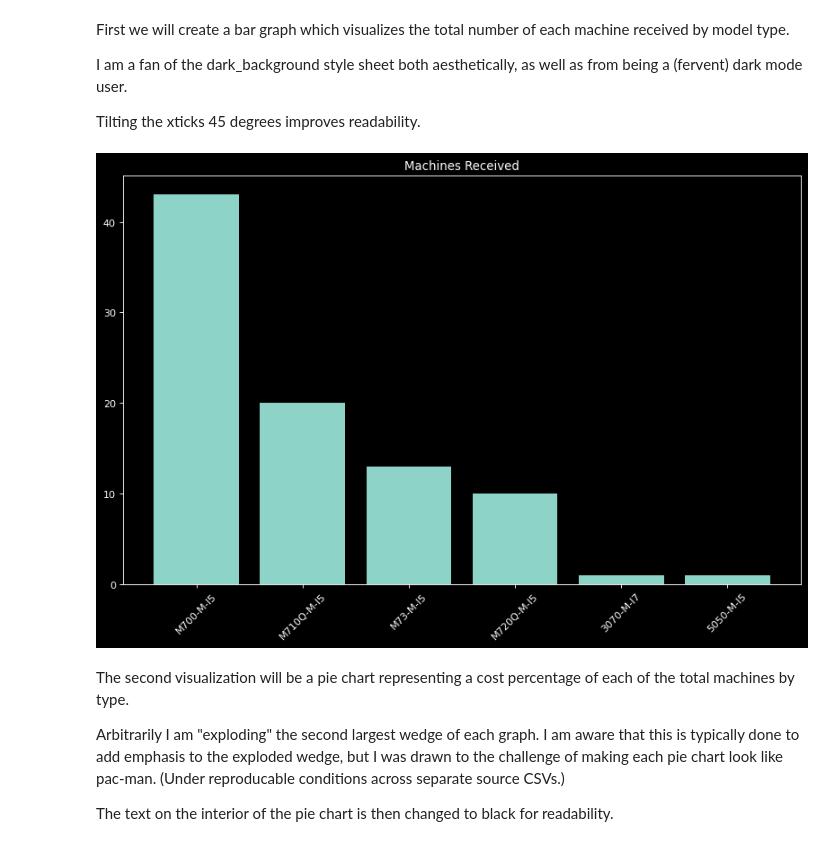
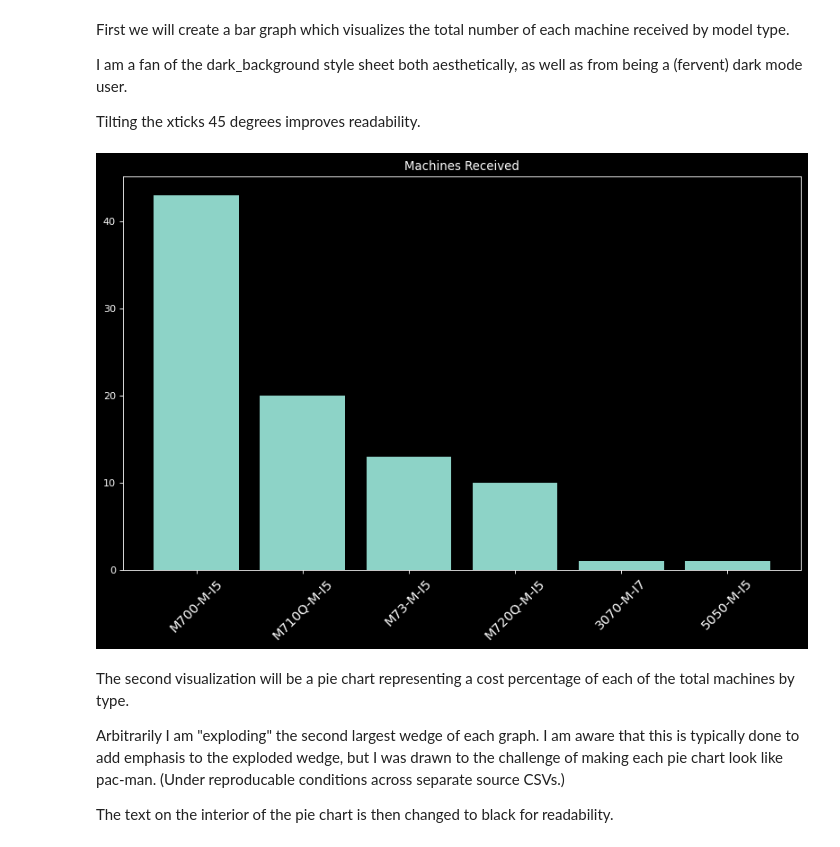
Before and after one commit to keith-flynn/machines-received, a Jupyter notebook: machines-received.ipynb, the cells around one changed output. Cells and saved outputs as stored; diff of their text form; code cells hidden in the pictures.

```diff
--- a/machines-received.ipynb
+++ b/machines-received.ipynb
@@ -306,15 +311,15 @@ Tilting the xticks 45 degrees improves readability.
 # %%
 # visuals
 plt.style.use('dark_background')
 df_sorted = df.sort_values(by='COUNT', ascending=False)
 plt.figure(figsize=(10,7), dpi=80)
 plt.bar(df_sorted.MODELS, df_sorted.COUNT)
-plt.xticks(rotation=45, fontsize=10)
+plt.xticks(rotation=45, fontsize=13)
 plt.title('Machines Received')
 plt.tight_layout()
 plt.show()
 # %% [output]
-[figure, old version]
+[figure, new version]
 # %% [markdown]
 The second visualization will be a pie chart representing a cost percentage of each of the total machines by type.
 
```
Also changed, not shown: parts of 5 cells of this notebook.
